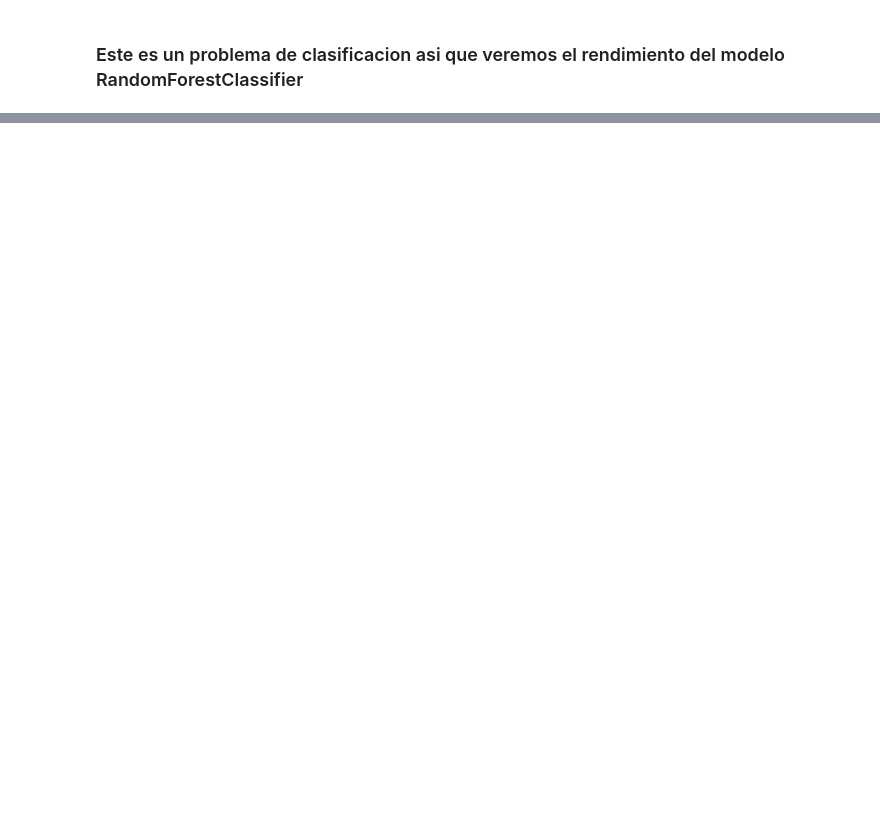
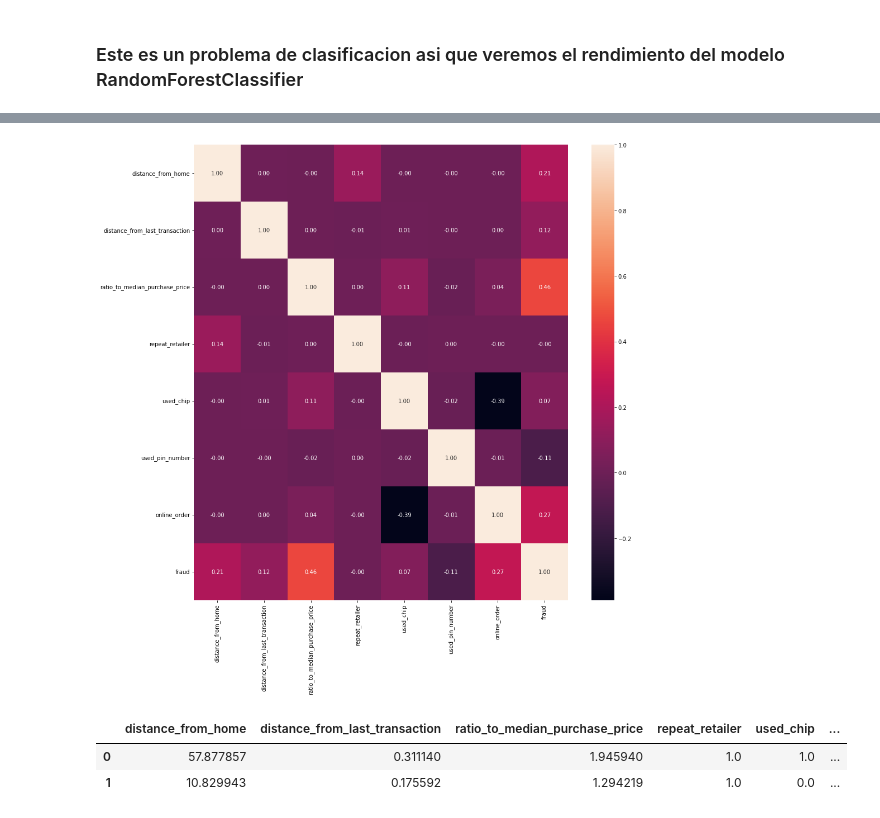
Before and after one commit to nelfaro/Hackathon, a Jupyter notebook: Fraude en TC/Hackaton_fraude.ipynb, the cells around one changed output, grey strips where cells are left out. Cells and saved outputs as stored; diff of their text form; code cells hidden in the pictures; blank space fills up the shorter version.

```diff
--- a/Fraude en TC/Hackaton_fraude.ipynb
+++ b/Fraude en TC/Hackaton_fraude.ipynb
@@ -50,0 +129,13 @@ df_fraude.head(2)
+# %%
+#graficamos el heatmap de la matriz de correlacion
+fig = plt.figure(figsize=(15,15))
+sns.heatmap(df_fraude_clean.corr(), cbar=True, annot=True, fmt='.2f')
+plt.show()
+# %% [output]
+[figure, added]
+# %%
+df_fraude_clean.head(2)
+# %% [output]
+|  | distance_from_home | distance_from_last_transaction | ratio_to_median_purchase_price | repeat_retailer | used_chip | ... |
+| 0 | 57.877857 | 0.311140 | 1.945940 | 1.0 | 1.0 | ... |
+| 1 | 10.829943 | 0.175592 | 1.294219 | 1.0 | 0.0 | ... |
```
Also changed, not shown: parts of 60 cells of this notebook.
